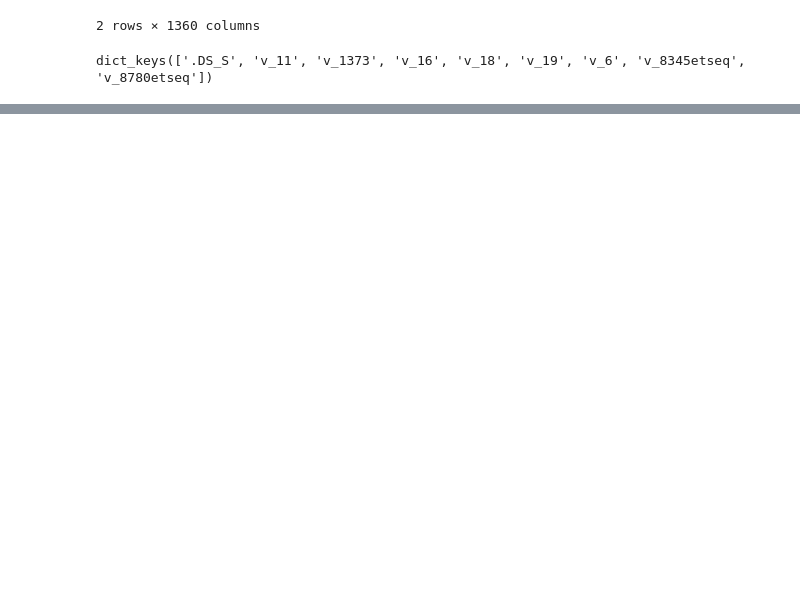
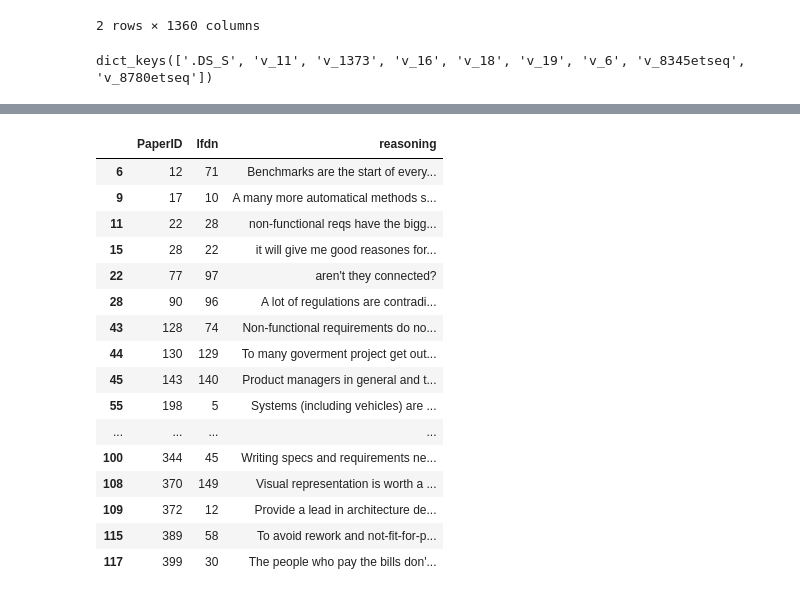
Before and after one commit to mendezfe/repract2018, a Jupyter notebook: notebooks/freetextcoding/assigning_codes_long_answers.ipynb, the cells around one changed output, grey strips where cells are left out. Drawn from its saved outputs; the diff is of its cells as text; code cells hidden in the pictures; blank space fills up the shorter version.

```diff
--- a/notebooks/freetextcoding/assigning_codes_long_answers.ipynb
+++ b/notebooks/freetextcoding/assigning_codes_long_answers.ipynb
@@ -139,0 +74,20 @@ Procedure:
+# %%
+regexes = {
+    'reason:relevance':
+        '[Pp]roblem|[Cc]halleng|[Ee]xperienc|[Rr]elevan|[Ee]ssential|[Cc]ritical|[Cc]rucial|[Ii]mporta|[Ii]ssue(?!s)|[Cc]oncern|[Dd]ifficult|[Nn]eed(?!s)|(?:^|\W)[Ww]e\W|[Ff]undamental|[Dd]ilemma',
+    'reason:plausibility':
+        '[Cc]ould|[Mm]ight|[Hh]elp(s|ful)?(?!\w)|[Ii]mproves?(?!m)|(?<!\sto\s)better',
+    'reason:originality':
+        'literature|gap|interesting',
+    'source:experience':
+        '(?:^|\W)my\W.*?(?:experience|work)',
+    'source:opinion':
+        '(?:^|\W)my\Wopinion(?!:)|[Bb]eliev|[Tt]hink|[Ff]eel',
+}
+# %%
+postags = assign_reasoning_tags(dfs['v_8345etseq'], regexes)
+postags['level_1'], postags['level_2'] = list(zip(*[tag.split(':') if len(tag.split(':')) > 1
+                                                 else tag.split(':') + ['']
+                                          for tag in postags.Tag
+                                          ]))
+postags.head()
@@ -139,0 +116,26 @@ Procedure:
+# %%
+def get_unmatched(first, second):
+    firstset = set(first.lfdn.values).difference(second.lfdn.values)
+    secondset = set(first.PaperID.values).difference(second.PaperID.values)
+    filtered = first[first.lfdn.isin(firstset) & first.PaperID.isin(secondset)]
+    return filtered
+# %%
+get_unmatched(dfs['v_8345etseq'], postags)
+# %% [output]
+|  | PaperID | lfdn | reasoning |
+| 6 | 12 | 71 | Benchmarks are the start of every... |
+| 9 | 17 | 10 | A many more automatical methods s... |
+| 11 | 22 | 28 | non-functional reqs have the bigg... |
+| 15 | 28 | 22 | it will give me good reasones for... |
+| 22 | 77 | 97 | aren't they connected? |
+| 28 | 90 | 96 | A lot of regulations are contradi... |
+| 43 | 128 | 74 | Non-functional requirements do no... |
+| 44 | 130 | 129 | To many goverment project get out... |
+| 45 | 143 | 140 | Product managers in general and t... |
+| 55 | 198 | 5 | Systems (including vehicles) are ... |
+| ... | ... | ... | ... |
+| 100 | 344 | 45 | Writing specs and requirements ne... |
+| 108 | 370 | 149 | Visual representation is worth a ... |
+| 109 | 372 | 12 | Provide a lead in architecture de... |
+| 115 | 389 | 58 | To avoid rework and not-fit-for-p... |
+| 117 | 399 | 30 | The people who pay the bills don'... |
```
Also changed, not shown: parts of 39 cells of this notebook, 1 other file.
